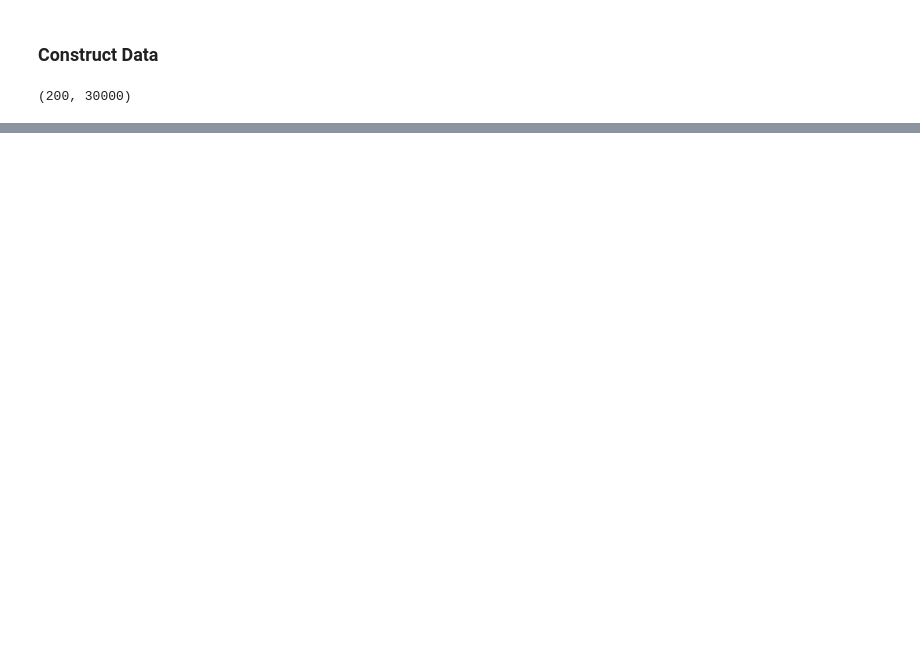
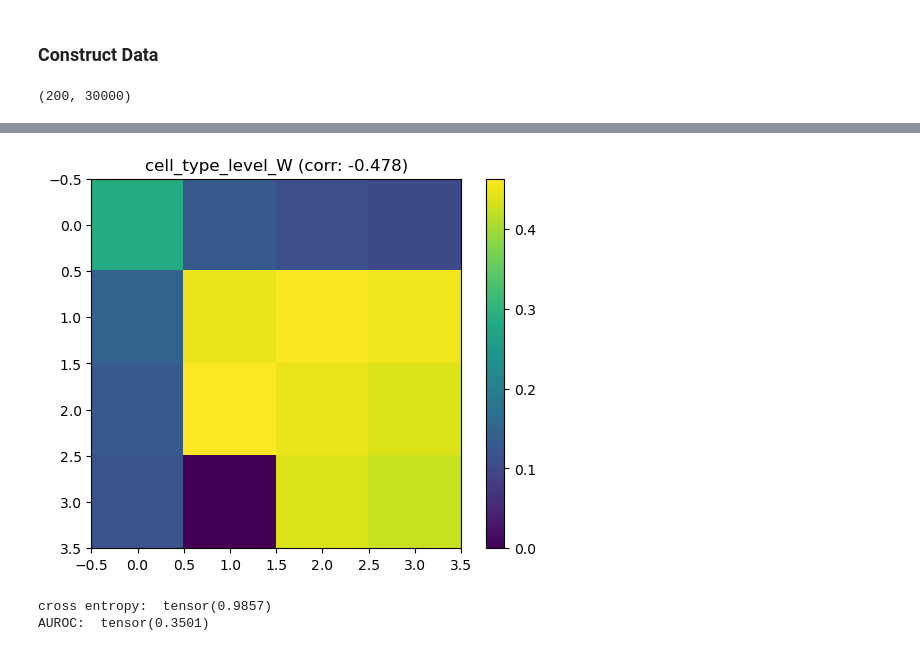
Before and after one commit to wuweizhang0723/func2graph, a Jupyter notebook: notebook/check_data/simulation_data.ipynb, the cells around one changed output, grey strips where cells are left out. Saved outputs shown, nothing was run; the diff lists cells and outputs as text; code cells hidden in the pictures; blank space fills up the shorter version.

```diff
--- a/notebook/check_data/simulation_data.ipynb
+++ b/notebook/check_data/simulation_data.ipynb
@@ -161,0 +164,59 @@ torch.Size([32, 10, 200])
+# %%
+cell_type_id2cell_type = {0:'EC', 1:'Pv', 2:'Sst', 3:'Vip'}
+
+weight_matrix = weight_matrix.detach().numpy()
+cell_type_level_W = tools.calculate_cell_type_level_connectivity_matrix_remove_no_connection(
+    connectivity_matrix_new=corr_matrix,
+    connectivity_matrix_GT=weight_matrix,
+    cell_type_id2cell_type=cell_type_id2cell_type,
+    cell_type_count=cell_type_count
+)
+
+strength_matrix = np.zeros((4, 4))
+strength_matrix[0, 0] = 0.3
+strength_matrix[1, 0] = 0.59
+strength_matrix[2, 0] = 0.88
+strength_matrix[3, 0] = 1.89
+
+strength_matrix[0, 1] = -0.43
+strength_matrix[1, 1] = -0.53
+strength_matrix[2, 1] = -0.60
+strength_matrix[3, 1] = -0.44
+
+strength_matrix[0, 2] = -0.31
+strength_matrix[1, 2] = -0.43
+strength_matrix[2, 2] = -0.43
+strength_matrix[3, 2] = -0.79
+
+strength_matrix[0, 3] = -0.25
+strength_matrix[1, 3] = -0.30
+strength_matrix[2, 3] = -0.42
+strength_matrix[3, 3] = -0.33
+
+cell_type_corr = np.corrcoef(cell_type_level_W.flatten(), strength_matrix.flatten())[0, 1]
+plt.imshow(cell_type_level_W)
+plt.colorbar()
+plt.title("cell_type_level_W" + " (corr: " + str(cell_type_corr)[:6] + ")")
+plt.show()
+# %% [output]
+[figure, added]
+# %%
+# make all nonzero elements in GT weight matrix to 1
+binary_GT = np.zeros(weight_matrix.shape)
+binary_GT[weight_matrix != 0] = 1
+
+# min max normalization
+prob_W = np.abs(corr_matrix)
+prob_W = (prob_W - np.min(prob_W)) / (np.max(prob_W) - np.min(prob_W))
+
+# prob_W = np.abs(corr_matrix)
+
+cross_entropy = F.binary_cross_entropy(torch.from_numpy(prob_W).float().view(-1), torch.from_numpy(binary_GT).float().view(-1))
+auroc = AUROC(task="binary")
+auroc_val = auroc(torch.from_numpy(prob_W).float().view(-1), torch.from_numpy(binary_GT).float().view(-1))
+
+print("cross entropy: ", cross_entropy)
+print("AUROC: ", auroc_val)
+# %% [output]
+cross entropy:  tensor(0.9857)
+AUROC:  tensor(0.3501)
```
Also changed, not shown: parts of 10 cells of this notebook, 3 other files.
